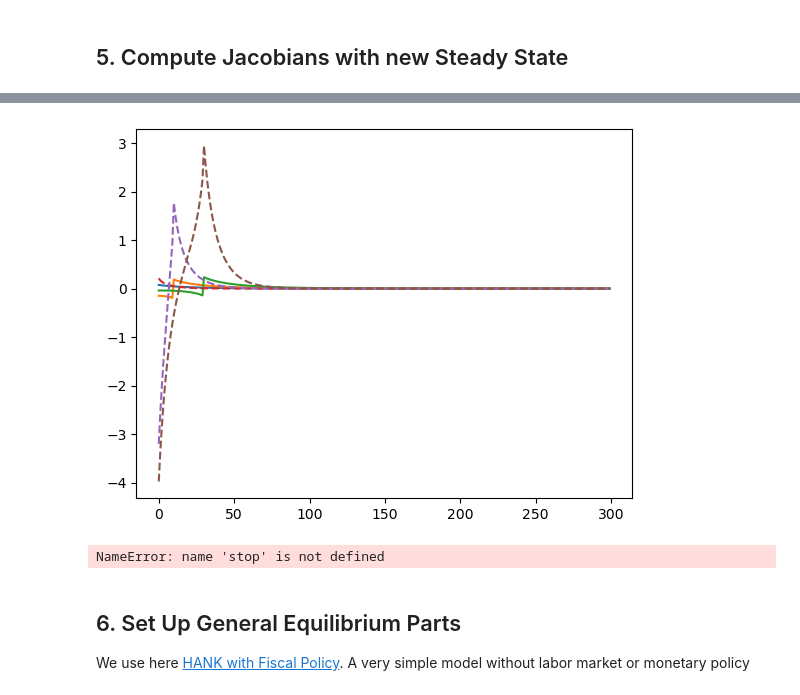
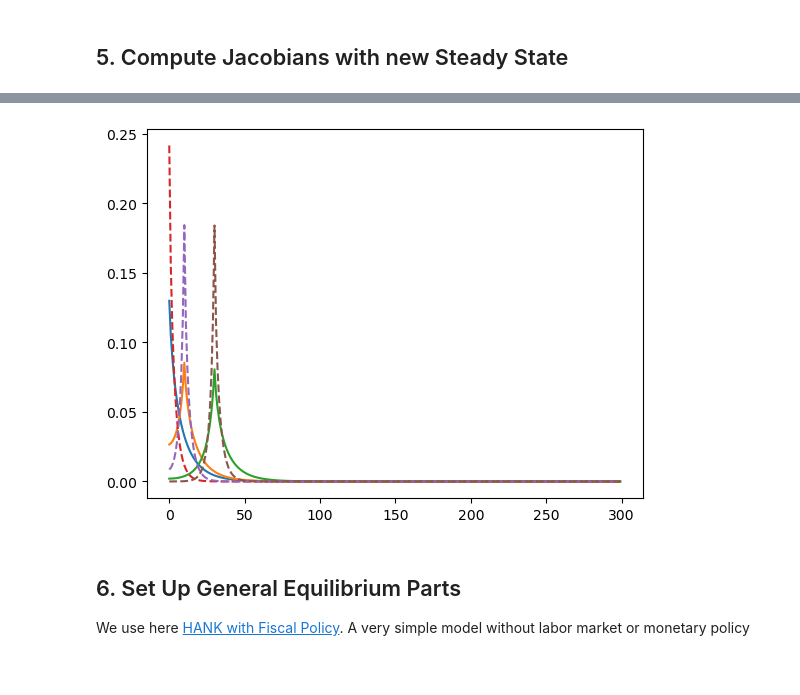
Before and after one commit to AMonninger/REMARK-ECB, a Jupyter notebook: code/python/IndShockConsumerType_HANK.ipynb, the cells around one changed output, grey strips where cells are left out. Cells and saved outputs as stored; diff of their text form; code cells hidden in the pictures.

```diff
--- a/code/python/IndShockConsumerType_HANK.ipynb
+++ b/code/python/IndShockConsumerType_HANK.ipynb
@@ -177,3 +179,3 @@ Plot: Consumption Jacobians
 # %%
-# CJACN,AJACN = Agent.calc_jacobian('labor', T)
+CJACN,AJACN = Agent.calc_jacobian('labor', T)
 # %%
@@ -256,6 +241,5 @@ Consumption: 0.8055475614244245
 # %%
-Dict['DiscFac'] = DiscFac
-Dict['labor'] = [Y_ss - T_ss]
-Agent_ss = IndShockConsumerType(**Dict, verbose = False)
-Agent_ss.update_income_process()
+# Dict['DiscFac'] = DiscFac
+# Dict['labor'] = [Y_ss - T_ss]
+# Agent_ss = IndShockConsumerType(**Dict, verbose = False)
 # %%
@@ -296,4 +280,3 @@ Agent_ss.compute_steady_state()[0] - B_ss
 # %%
-# Dict['DiscFac'] = DiscFac
-# Agent_ss = IndShockConsumerType(**Dict, verbose = False)
-# Agent_ss.update_income_process()
+Dict['DiscFac'] = DiscFac
+Agent_GE = IndShockConsumerType(**Dict, verbose = False)
@@ -348,17 +310,12 @@ Seconds to calculate Jacobian 8.457211256027222
+# %%
+CJACN_GE, AJACN_GE = Agent_GE.calc_jacobian('labor', T)
 # %%
-plt.plot(CJACR_GE.T[0])
-plt.plot(CJACR_GE.T[10])
-plt.plot(CJACR_GE.T[30])
-plt.plot(CJACR_GE_old.T[0],'--')
-plt.plot(CJACR_GE_old.T[10],'--')
-plt.plot(CJACR_GE_old.T[30],'--')
-# plt.plot(CJACR.T[0],'--')
-# plt.plot(CJACR.T[10],'--')
-# plt.plot(CJACR.T[30],'--')
+plt.plot(CJACN.T[0])
+plt.plot(CJACN.T[10])
+plt.plot(CJACN.T[30])
+plt.plot(CJACN_GE.T[0],'--')
+plt.plot(CJACN_GE.T[10],'--')
+plt.plot(CJACN_GE.T[30],'--')
 plt.show()
 # %% [output]
-[figure, old version]
+[figure, new version]
-# %%
-stop
-# %% [output]
-NameError: name 'stop' is not defined
```
Also changed, not shown: parts of 36 cells of this notebook, 7 other files.
